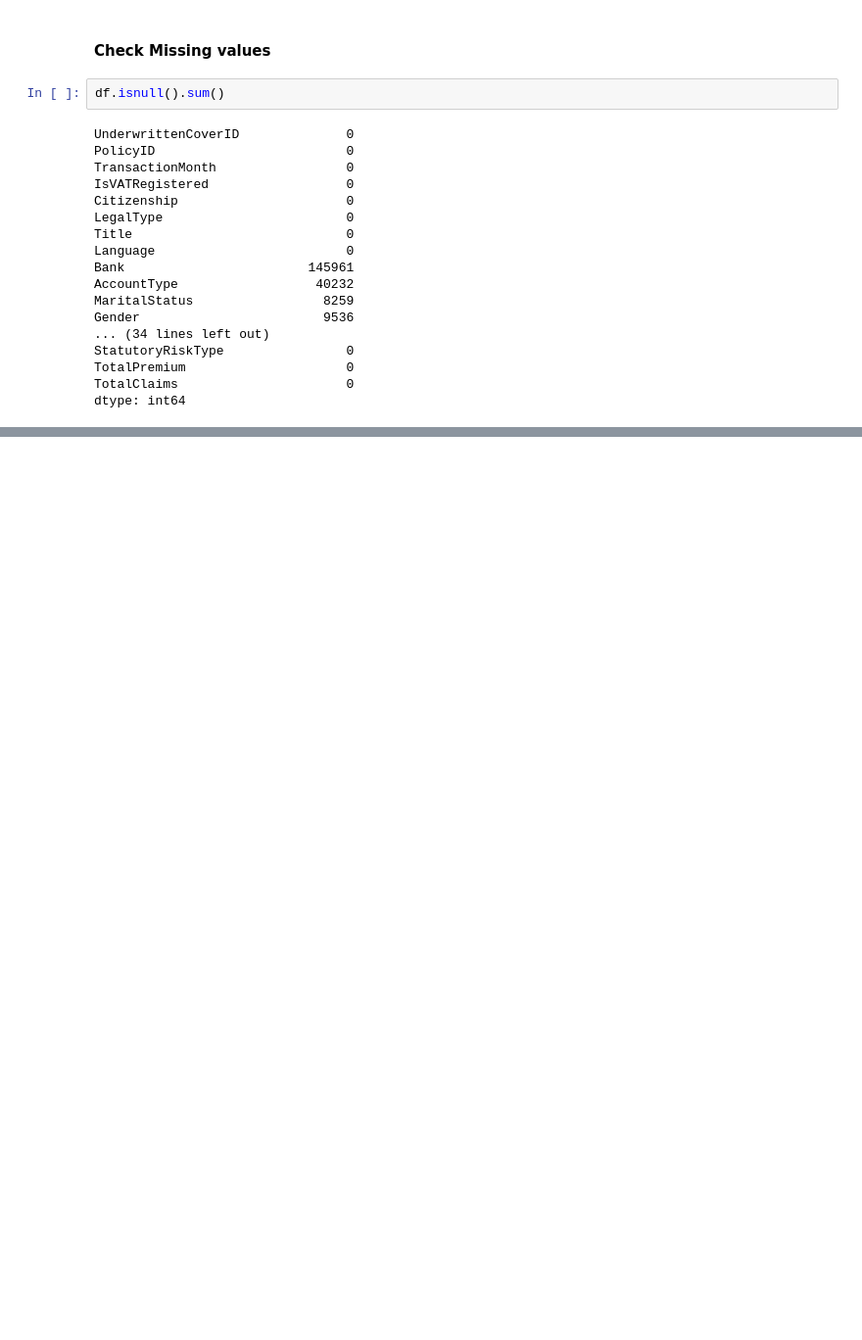
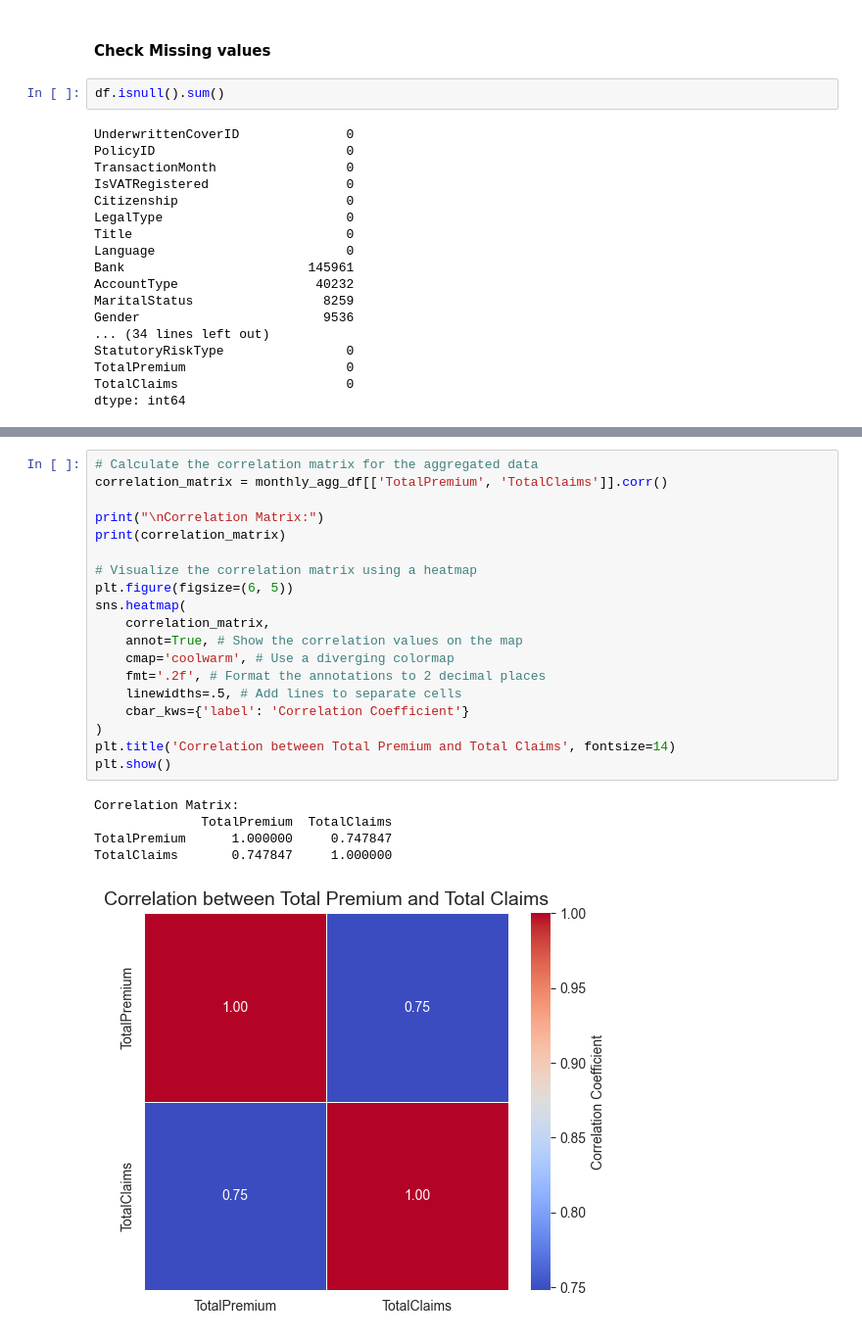
Before and after one commit to girmachew82/B5W3_End_to_End_Insurance_Risk_Analytics_Predictive_Modeling, a Jupyter notebook: notebooks/EDA.ipynb, the cells around one changed output, grey strips where cells are left out. Shown at 98% size. Saved outputs shown, nothing was run; the diff lists cells and outputs as text; blank space fills up the shorter version.

```diff
--- a/notebooks/EDA.ipynb
+++ b/notebooks/EDA.ipynb
@@ -463,0 +547,25 @@ dtype: int64
+# %%
+# Calculate the correlation matrix for the aggregated data
+correlation_matrix = monthly_agg_df[['TotalPremium', 'TotalClaims']].corr()
+
+print("\nCorrelation Matrix:")
+print(correlation_matrix)
+
+# Visualize the correlation matrix using a heatmap
+plt.figure(figsize=(6, 5))
+sns.heatmap(
+    correlation_matrix,
+    annot=True, # Show the correlation values on the map
+    cmap='coolwarm', # Use a diverging colormap
+    fmt='.2f', # Format the annotations to 2 decimal places
+    linewidths=.5, # Add lines to separate cells
+    cbar_kws={'label': 'Correlation Coefficient'}
+)
+plt.title('Correlation between Total Premium and Total Claims', fontsize=14)
+plt.show()
+# %% [output]
+Correlation Matrix:
+              TotalPremium  TotalClaims
+TotalPremium      1.000000     0.747847
+TotalClaims       0.747847     1.000000
+[figure, added]
```
Also changed, not shown: parts of 7 cells of this notebook.
